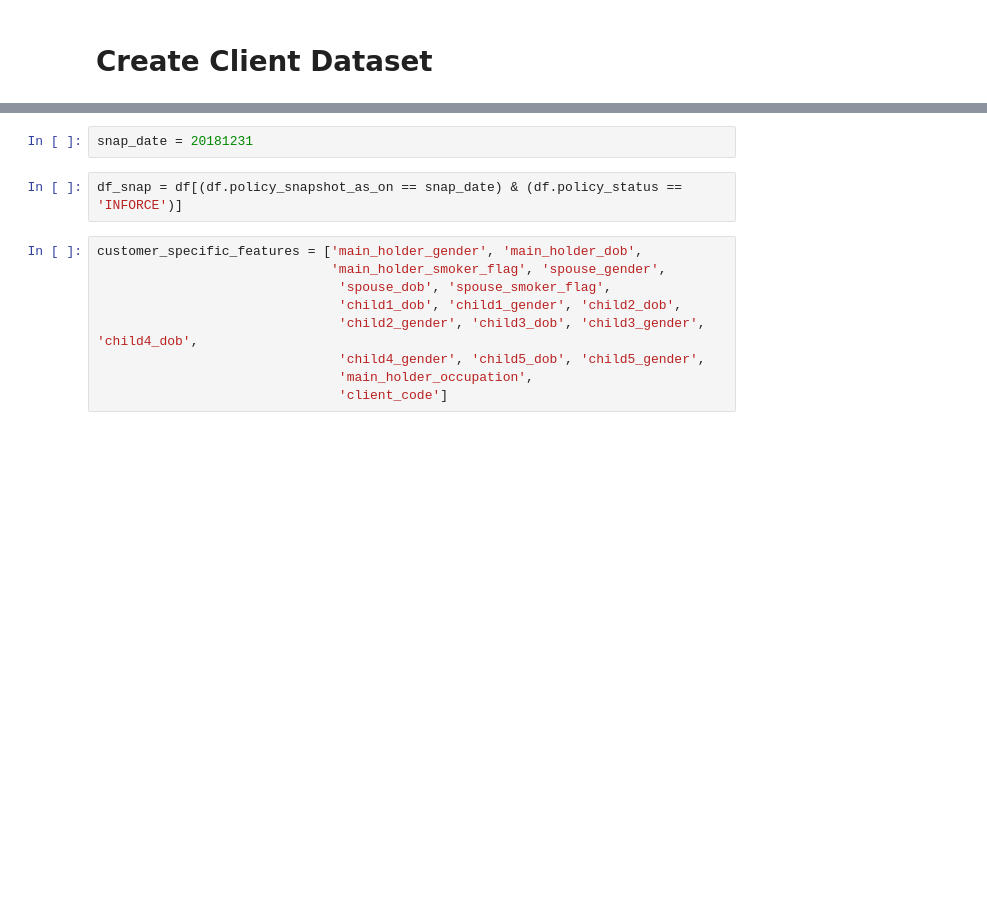
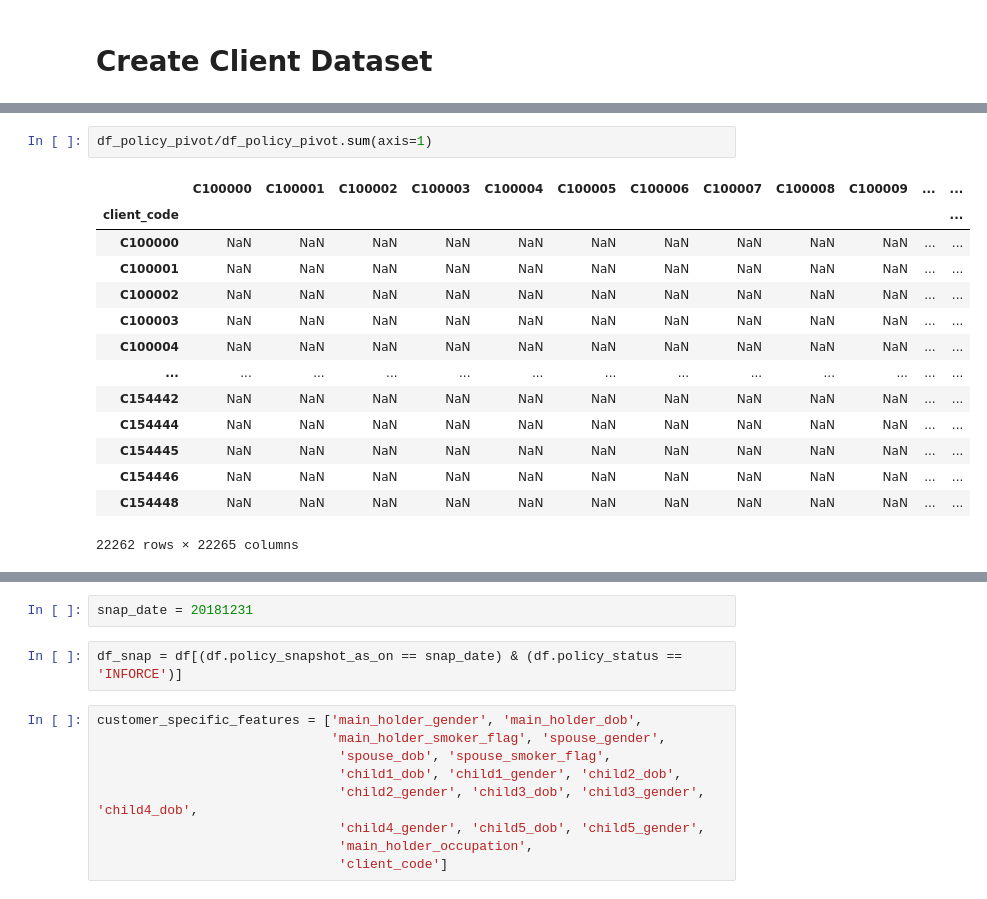
Before and after one commit to nisalr/datastorm-2.0-case-study, a Jupyter notebook: src/model-v1.ipynb, the cells around one changed output, grey strips where cells are left out. Drawn from its saved outputs; the diff is of its cells as text; blank space fills up the shorter version.

```diff
--- a/src/model-v1.ipynb
+++ b/src/model-v1.ipynb
@@ -98,0 +245,17 @@ def client_dataset(df, snap_date):
+# %%
+df_policy_pivot/df_policy_pivot.sum(axis=1)
+# %% [output]
+|  | C100000 | C100001 | C100002 | C100003 | C100004 | C100005 | C100006 | C100007 | C100008 | C100009 | ... | ... |
+| client_code |  |  |  |  |  |  |  |  |  |  |  | ... |
+| C100000 | NaN | NaN | NaN | NaN | NaN | NaN | NaN | NaN | NaN | NaN | ... | ... |
+| C100001 | NaN | NaN | NaN | NaN | NaN | NaN | NaN | NaN | NaN | NaN | ... | ... |
+| C100002 | NaN | NaN | NaN | NaN | NaN | NaN | NaN | NaN | NaN | NaN | ... | ... |
+| C100003 | NaN | NaN | NaN | NaN | NaN | NaN | NaN | NaN | NaN | NaN | ... | ... |
+| C100004 | NaN | NaN | NaN | NaN | NaN | NaN | NaN | NaN | NaN | NaN | ... | ... |
+| ... | ... | ... | ... | ... | ... | ... | ... | ... | ... | ... | ... | ... |
+| C154442 | NaN | NaN | NaN | NaN | NaN | NaN | NaN | NaN | NaN | NaN | ... | ... |
+| C154444 | NaN | NaN | NaN | NaN | NaN | NaN | NaN | NaN | NaN | NaN | ... | ... |
+| C154445 | NaN | NaN | NaN | NaN | NaN | NaN | NaN | NaN | NaN | NaN | ... | ... |
+| C154446 | NaN | NaN | NaN | NaN | NaN | NaN | NaN | NaN | NaN | NaN | ... | ... |
+| C154448 | NaN | NaN | NaN | NaN | NaN | NaN | NaN | NaN | NaN | NaN | ... | ... |
+22262 rows × 22265 columns
```
Also changed, not shown: parts of 34 cells of this notebook.
